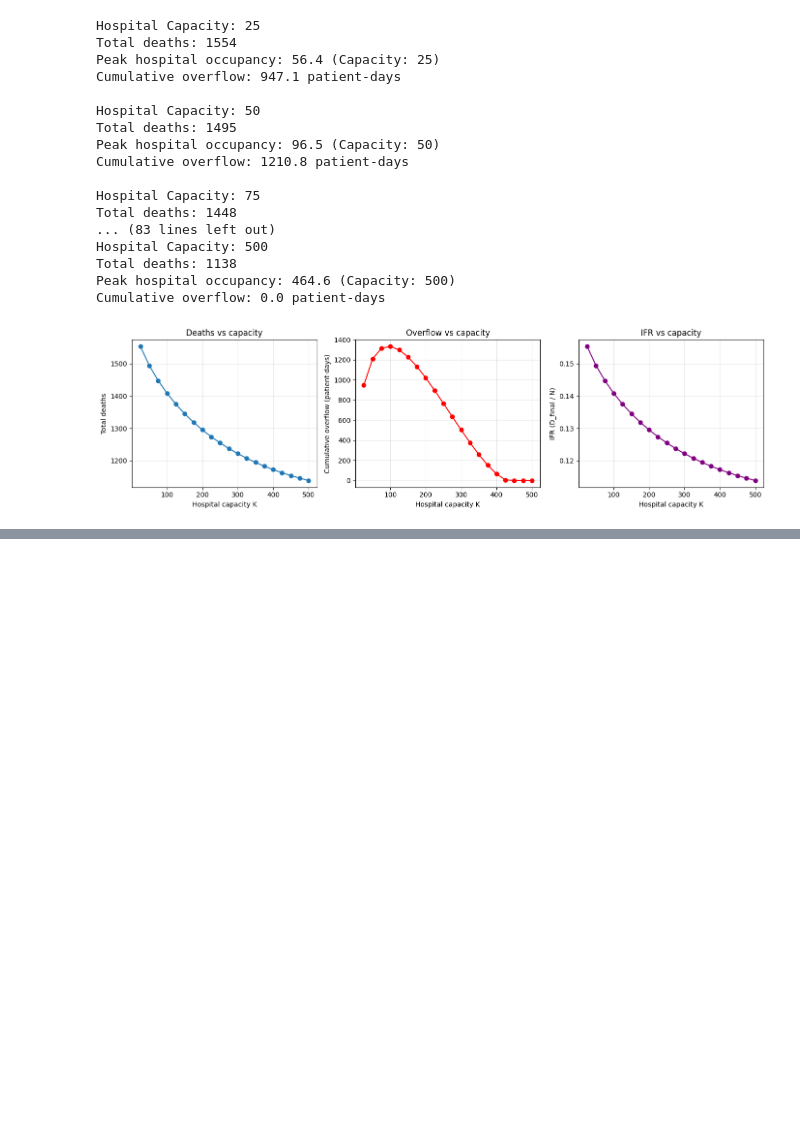
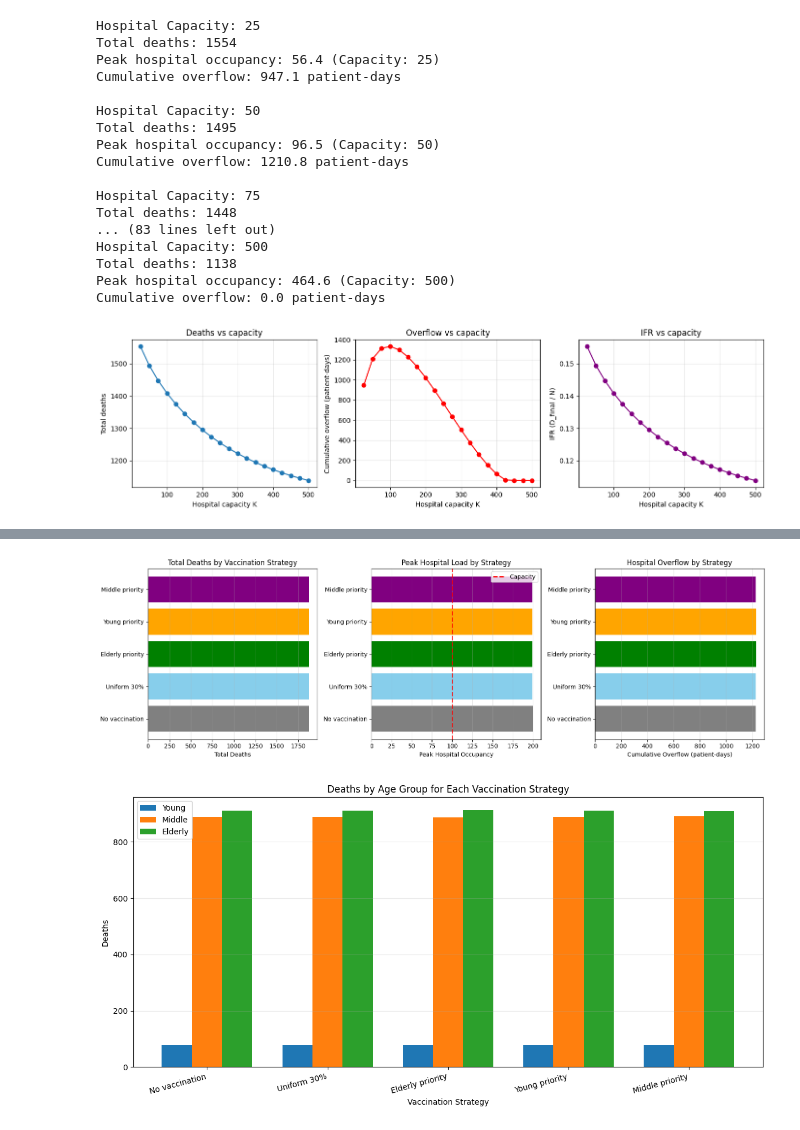
Before and after one commit to JasonHunter95/hospital-model, a Jupyter notebook: hospital.ipynb, the cells around one changed output, grey strips where cells are left out. Cells and saved outputs as stored; diff of their text form; code cells hidden in the pictures; blank space fills up the shorter version.

```diff
--- a/hospital.ipynb
+++ b/hospital.ipynb
@@ -464,0 +568,54 @@ Cumulative overflow: 0.0 patient-days
+# %%
+# Visualize vaccination strategy comparison
+fig, axes = plt.subplots(1, 3, figsize=(16, 5))
+
+strategies_list = list(strategy_results.keys())
+total_deaths_list = [strategy_results[s]['total_deaths'] for s in strategies_list]
+peak_H_list = [strategy_results[s]['peak_H'] for s in strategies_list]
+overflow_list = [strategy_results[s]['cum_overflow'] for s in strategies_list]
+
+# Total deaths comparison
+axes[0].barh(strategies_list, total_deaths_list, color=['gray', 'skyblue', 'green', 'orange', 'purple'])
+axes[0].set_xlabel('Total Deaths')
+axes[0].set_title('Total Deaths by Vaccination Strategy')
+axes[0].grid(True, alpha=0.3, axis='x')
+
+# Peak hospital occupancy
+axes[1].barh(strategies_list, peak_H_list, color=['gray', 'skyblue', 'green', 'orange', 'purple'])
+axes[1].axvline(x=100, color='red', linestyle='--', label='Capacity', linewidth=2)
+axes[1].set_xlabel('Peak Hospital Occupancy')
+axes[1].set_title('Peak Hospital Load by Strategy')
+axes[1].legend()
+axes[1].grid(True, alpha=0.3, axis='x')
+
+# Cumulative overflow
+axes[2].barh(strategies_list, overflow_list, color=['gray', 'skyblue', 'green', 'orange', 'purple'])
+axes[2].set_xlabel('Cumulative Overflow (patient-days)')
+axes[2].set_title('Hospital Overflow by Strategy')
+axes[2].grid(True, alpha=0.3, axis='x')
+
+plt.tight_layout()
+plt.show()
+
+# Deaths by age group for each strategy
+fig, ax = plt.subplots(figsize=(12, 6))
+age_labels = ['Young', 'Middle', 'Elderly']
+x = np.arange(len(strategies_list))
+width = 0.25
+
+for i, age in enumerate(age_labels):
+    deaths = [strategy_results[s]['deaths_by_age'][i] for s in strategies_list]
+    ax.bar(x + i*width, deaths, width, label=age)
+
+ax.set_xlabel('Vaccination Strategy')
+ax.set_ylabel('Deaths')
+ax.set_title('Deaths by Age Group for Each Vaccination Strategy')
+ax.set_xticks(x + width)
+ax.set_xticklabels(strategies_list, rotation=15, ha='right')
+ax.legend()
+ax.grid(True, alpha=0.3, axis='y')
+plt.tight_layout()
+plt.show()
+# %% [output]
+[figure, added]
+[figure, added]
```
Also changed, not shown: parts of 40 cells of this notebook, 5 other files.
